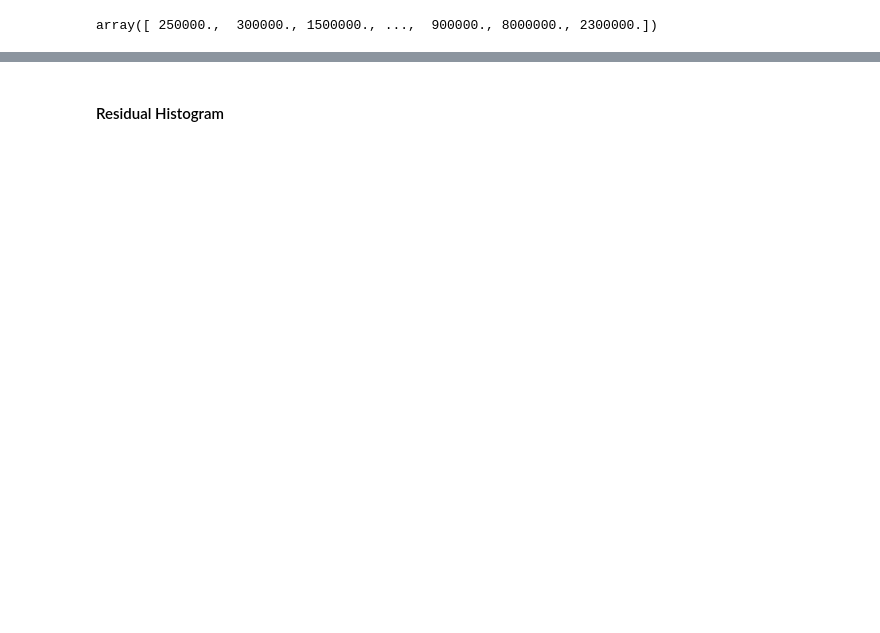
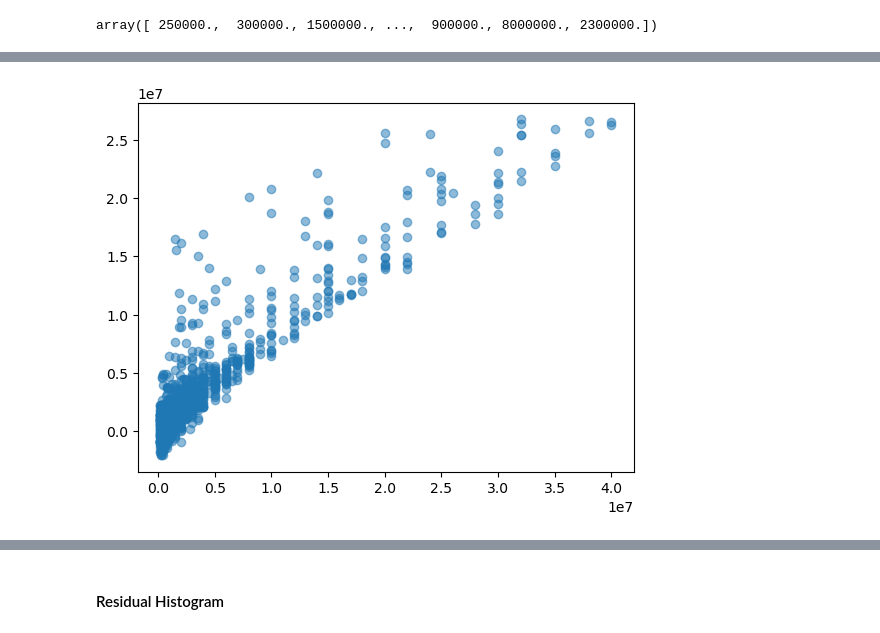
Before and after one commit to SalmanGassem/Usecase-7, a Jupyter notebook: Linear_Regression-(Salman Gassem).ipynb, the cells around one changed output, grey strips where cells are left out. Saved outputs shown, nothing was run; the diff lists cells and outputs as text; code cells hidden in the pictures; blank space fills up the shorter version.

```diff
--- a/Linear_Regression-(Salman Gassem).ipynb
+++ b/Linear_Regression-(Salman Gassem).ipynb
@@ -337,0 +350,3 @@ model = LinearRegression()
+# %%
+# creating Ridge model
+ridge_model = Ridge()
@@ -342,3 +380,6 @@ model = LinearRegression()
 model.fit(X_train_scaled, y_train)
 # %% [output]
 LinearRegression()
+# %%
+# Fit the Ridge model on the training data
+ridge_model.fit(X_train_scaled, y_train)
@@ -437,0 +693,5 @@ plt.scatter(Real_Values,predictions, alpha=0.5);
+# %%
+# plotting the ridge model
+plt.scatter(Real_Values_ridge, predictions_ridge, alpha=0.5);
+# %% [output]
+[figure, added]
```
Also changed, not shown: parts of 55 cells of this notebook.
